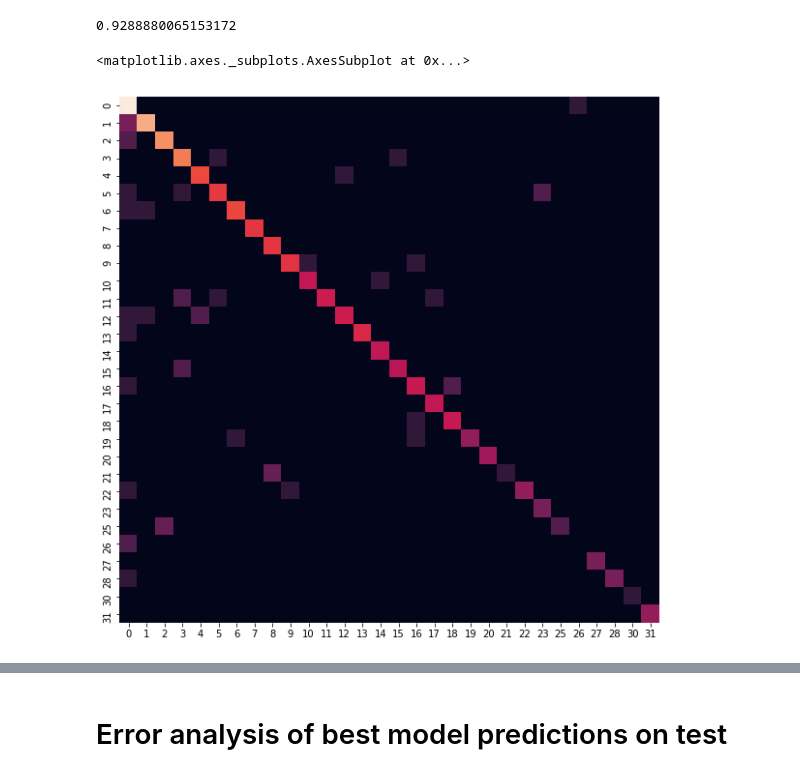
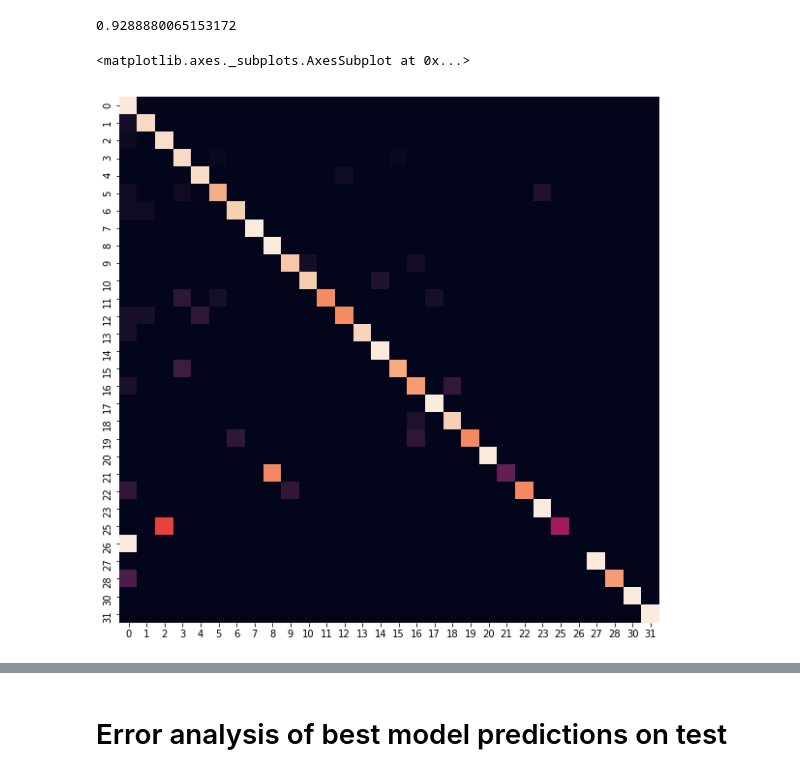
Before and after one commit to mxposed/sickle, a Jupyter notebook: 05-catboost-mca/find_best_params.ipynb, the cells around one changed output, grey strips where cells are left out. Cells and saved outputs as stored; diff of their text form; code cells hidden in the pictures.

```diff
--- a/05-catboost-mca/find_best_params.ipynb
+++ b/05-catboost-mca/find_best_params.ipynb
@@ -200,11 +201,13 @@ def results_matrix(x, y):
     res = pd.DataFrame(index=sorted(x.unique()), columns=sorted(y.unique()))
     for i in res.index:
         res.loc[i,:] = y[(x[x == i]).index].value_counts(sort=False).sort_index()
-    return res.fillna(0)
+    res.fillna(0, inplace=True)
+    sums = res.sum(axis=1)
+    return res.div(sums, axis=0)
 # %%
 plt.figure(figsize=(10, 10))
-confusion = np.log2(results_matrix(y_test, pd.Series(preds[:,0], index=y_test.index).astype(int)) + 1)
+confusion = results_matrix(y_test, pd.Series(preds[:,0], index=y_test.index).astype(int))
 seaborn.heatmap(confusion, cbar=None)
 # %% [output]
 <matplotlib.axes._subplots.AxesSubplot at 0x...>
-[figure, old version]
+[figure, new version]
```
Also changed, not shown: parts of 6 cells of this notebook.
